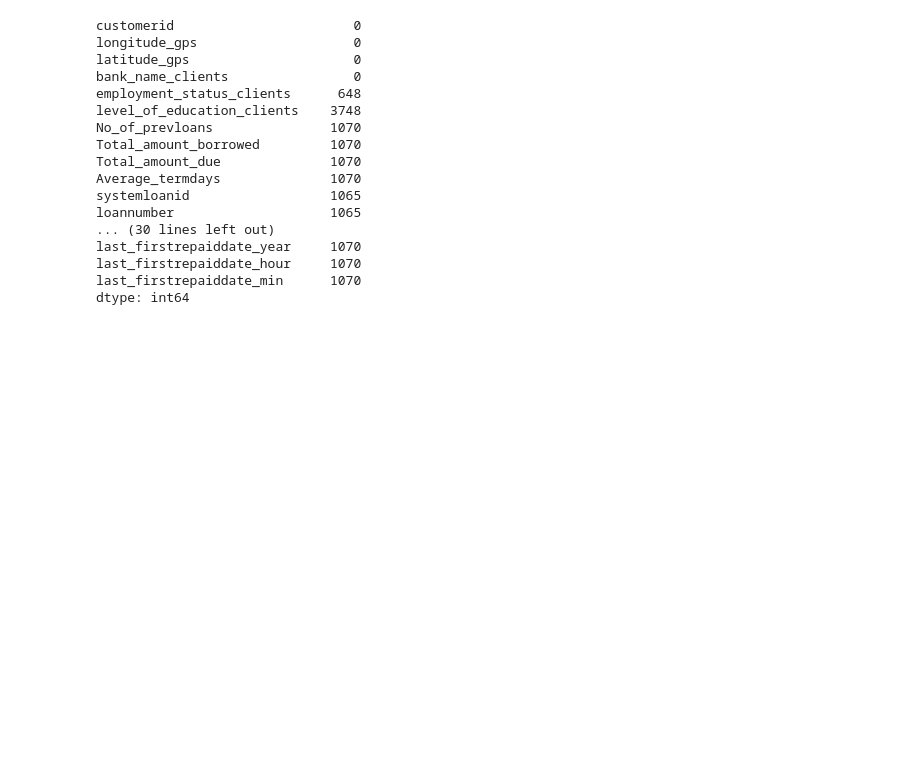
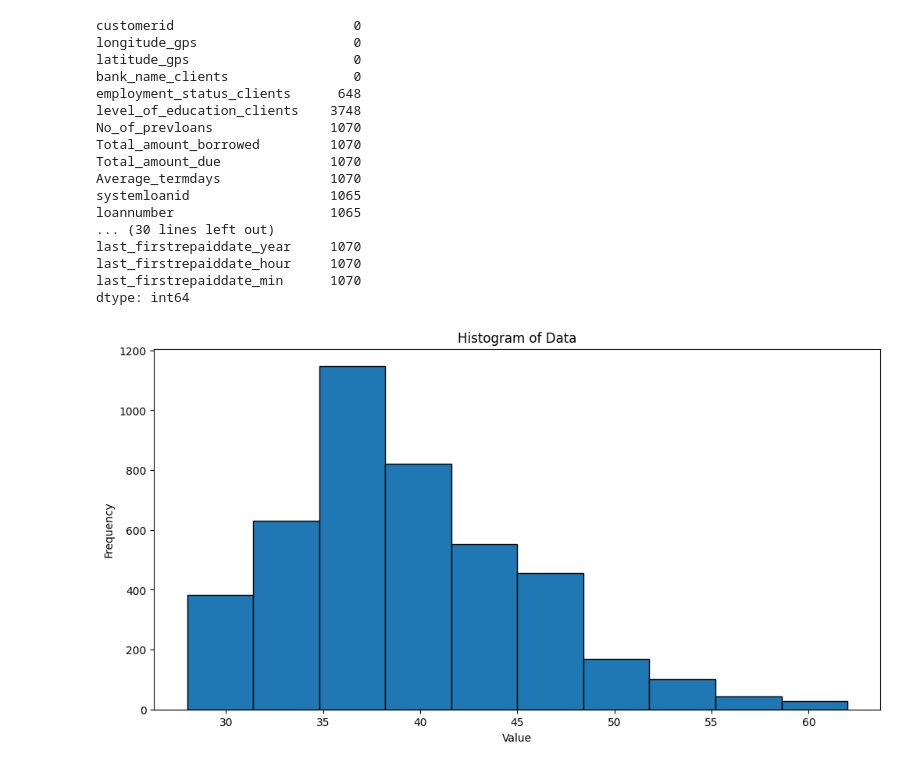
Before and after one commit to Group-10-Refactory-Capstone/Group10RefactoryCapstone, a Jupyter notebook: exploratory_data_analysis_julian.ipynb, the cells around one changed output. Saved outputs shown, nothing was run; the diff lists cells and outputs as text; code cells hidden in the pictures; blank space fills up the shorter version.

Commit message:
hist plot

```diff
--- a/exploratory_data_analysis_julian.ipynb
+++ b/exploratory_data_analysis_julian.ipynb
@@ -193,3 +193,13 @@ last_firstrepaiddate_year     1070
 last_firstrepaiddate_hour     1070
 last_firstrepaiddate_min      1070
 dtype: int64
+# %%
+import matplotlib.pyplot as plt
+
+plt.hist(unencoded['age'],edgecolor='black')
+plt.title('Histogram of Data')
+plt.xlabel('Value')
+plt.ylabel('Frequency')
+plt.show()
+# %% [output]
+[figure, added]
```
